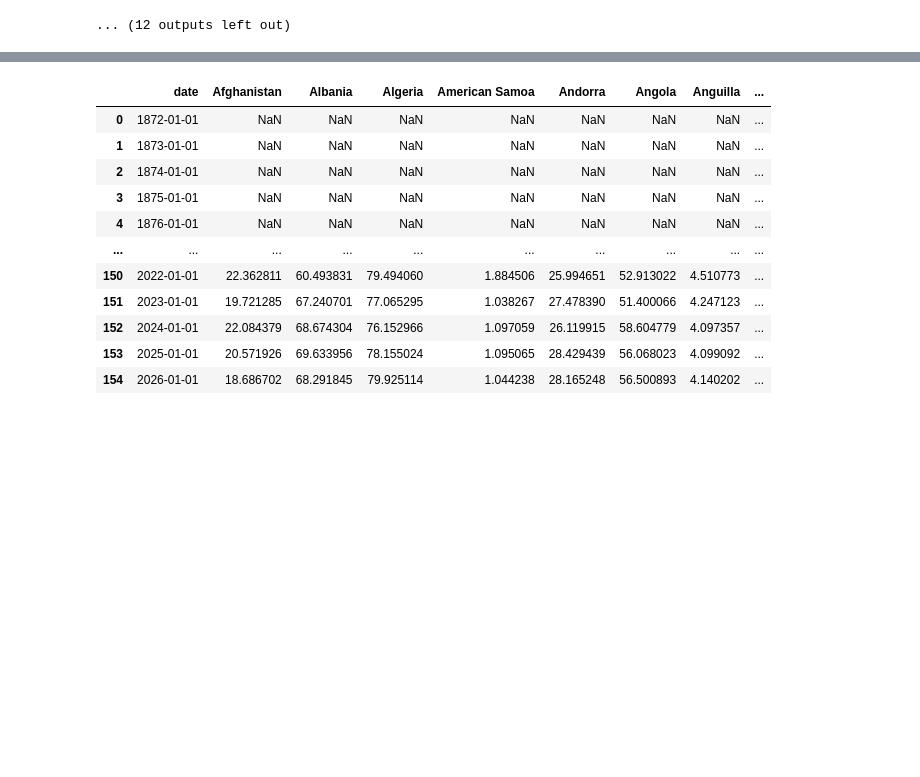
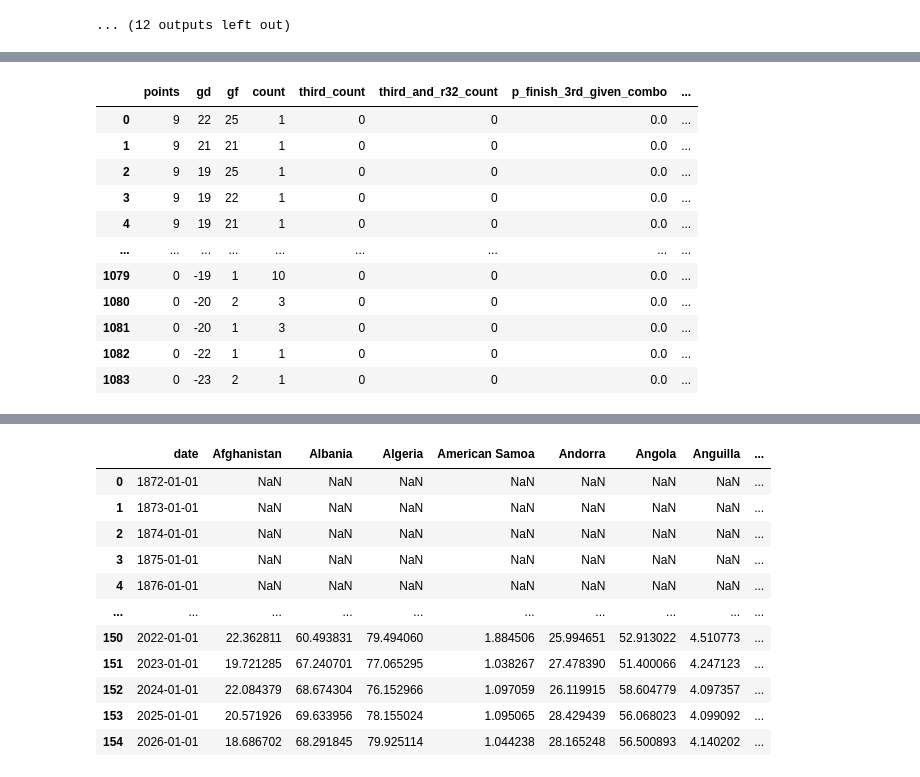
Before and after one commit to rwarneke/football_model, a Jupyter notebook: scratch.ipynb, the cells around one changed output, grey strips where cells are left out. Saved outputs shown, nothing was run; the diff lists cells and outputs as text; code cells hidden in the pictures; blank space fills up the shorter version.

```diff
--- a/scratch.ipynb
+++ b/scratch.ipynb
@@ -600,3 +603,93 @@ completed_draw_probabilities_df
 | 23 | 24 | 2026-06-17 | Uzbekistan vs Colombia | False | 0.172791 | pre-tournament |
 | 24 | 25 | 2026-06-18 | Czechia vs South Africa | True | 0.266914 | pre-tournament |
 | 25 | 26 | 2026-06-18 | Switzerland vs Bosnia and Herzego... | False | 0.159153 | pre-tournament |
+# %%
+import json
+from collections import defaultdict
+from pathlib import Path
+
+import numpy as np
+import pandas as pd
+
+SIM_META_PATH = Path("model_output/simulation_runs_meta.json")
+SIM_RUNS_PATH = Path("model_output/simulation_runs.jsonl")
+
+with SIM_META_PATH.open("r") as f:
+    sim_meta = json.load(f)
+
+with SIM_RUNS_PATH.open("r") as f:
+    simulation_rows = [json.loads(line) for line in f if line.strip()]
+
+teams = sim_meta["teams"]
+stages = sim_meta["stages"]
+round_of_32_stage_id = stages.index("Round of 32")
+
+combo_counts = defaultdict(int)
+combo_finish_third_counts = defaultdict(int)
+combo_finish_third_and_r32_counts = defaultdict(int)
+
+for sim in simulation_rows:
+    group_rankings = sim["gr"]
+    group_tables = sim["gt"]
+    r32_teams = set()
+    for match in sim["m"]:
+        if int(match[0]) != round_of_32_stage_id:
+            continue
+        r32_teams.add(int(match[2]))
+        r32_teams.add(int(match[3]))
+
+    for ranking, table in zip(group_rankings, group_tables):
+        team_to_rank = {int(team_id): rank for rank, team_id in enumerate(ranking, start=1)}
+        for row in table:
+            team_id = int(row[0])
+            points = int(row[1])
+            gd = int(row[2])
+            gf = int(row[3])
+            combo = (points, gd, gf)
+            combo_counts[combo] += 1
+            rank = team_to_rank[team_id]
+            if rank == 3:
+                combo_finish_third_counts[combo] += 1
+                if team_id in r32_teams:
+                    combo_finish_third_and_r32_counts[combo] += 1
+
+records = []
+for combo in sorted(combo_counts):
+    total_count = combo_counts[combo]
+    third_count = combo_finish_third_counts[combo]
+    third_and_r32_count = combo_finish_third_and_r32_counts[combo]
+    p_finish_third = third_count / total_count if total_count else np.nan
+    p_r32_given_third = third_and_r32_count / third_count if third_count else np.nan
+    records.append(
+        {
+            "points": combo[0],
+            "gd": combo[1],
+            "gf": combo[2],
+            "count": total_count,
+            "third_count": third_count,
+            "third_and_r32_count": third_and_r32_count,
+            "p_finish_3rd_given_combo": p_finish_third,
+            "p_reach_r32_given_3rd_and_combo": p_r32_given_third,
+        }
+    )
+
+third_place_combo_df = (
+    pd.DataFrame(records)
+    .sort_values(["points", "gd", "gf"], ascending=[False, False, False])
+    .reset_index(drop=True)
+)
+
+third_place_combo_df
+# %% [output]
+|  | points | gd | gf | count | third_count | third_and_r32_count | p_finish_3rd_given_combo | ... |
+| 0 | 9 | 22 | 25 | 1 | 0 | 0 | 0.0 | ... |
+| 1 | 9 | 21 | 21 | 1 | 0 | 0 | 0.0 | ... |
+| 2 | 9 | 19 | 25 | 1 | 0 | 0 | 0.0 | ... |
+| 3 | 9 | 19 | 22 | 1 | 0 | 0 | 0.0 | ... |
+| 4 | 9 | 19 | 21 | 1 | 0 | 0 | 0.0 | ... |
+| ... | ... | ... | ... | ... | ... | ... | ... | ... |
+| 1079 | 0 | -19 | 1 | 10 | 0 | 0 | 0.0 | ... |
+| 1080 | 0 | -20 | 2 | 3 | 0 | 0 | 0.0 | ... |
+| 1081 | 0 | -20 | 1 | 3 | 0 | 0 | 0.0 | ... |
+| 1082 | 0 | -22 | 1 | 1 | 0 | 0 | 0.0 | ... |
+| 1083 | 0 | -23 | 2 | 1 | 0 | 0 | 0.0 | ... |
```
Also changed, not shown: parts of 5 cells of this notebook, 26 other files.
